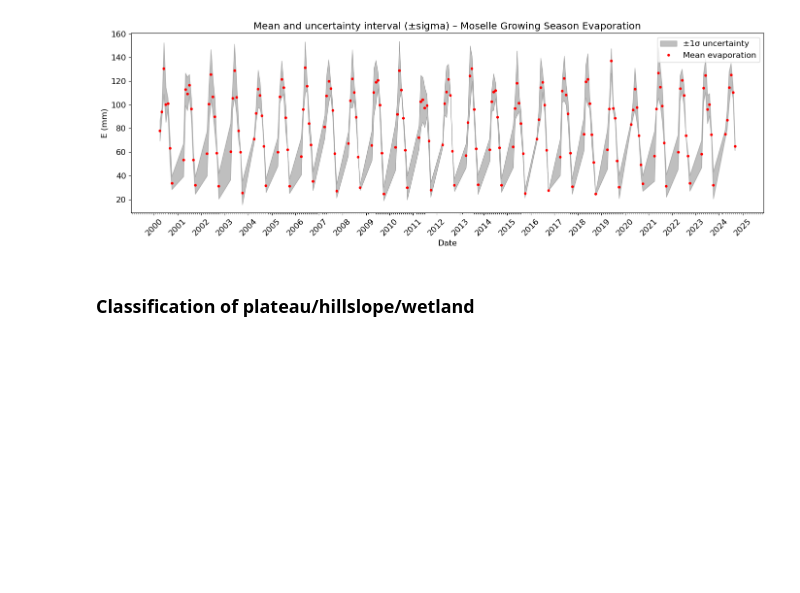
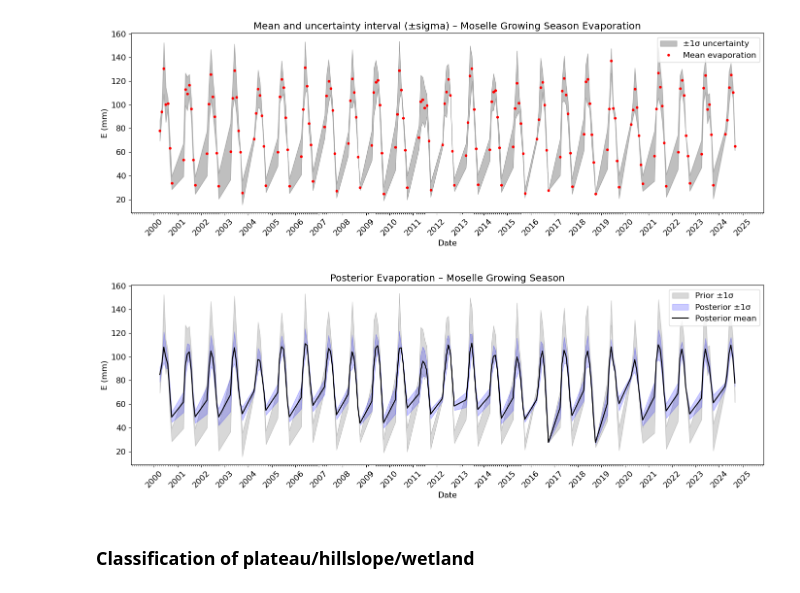
Before and after one commit to Doriswong35/teaching-materials, a Jupyter notebook: Main_project/MainProject.ipynb, the cells around one changed output. Saved outputs shown, nothing was run; the diff lists cells and outputs as text; code cells hidden in the pictures; blank space fills up the shorter version.

```diff
--- a/Main_project/MainProject.ipynb
+++ b/Main_project/MainProject.ipynb
@@ -249,6 +249,45 @@ plt.show()
 # %%
 # calculate means and perform uncertainty propagation for all
 # refer to Gerrit's notebook
+# %%
+# Extract arrays from merged_evap
+mE = merged_evap['mE'].to_numpy()
+vE = merged_evap['vE'].to_numpy()
+
+# Apply smoother (same function as before)
+mPostE, vPostE = smooth_precipitation(mE, vE)  # reuse same function, it works for any variable
+
+# Plot posterior evaporation
+fig, ax = plt.subplots(figsize=(14, 5))
+
+# Original uncertainty band
+ax.fill_between(merged_evap['datetime'],
+                mE - np.sqrt(vE),
+                mE + np.sqrt(vE),
+                color='grey', alpha=0.3, label='Prior ±1σ')
+
+# Smoothed posterior
+ax.fill_between(merged_evap['datetime'],
+                mPostE - np.sqrt(vPostE),
+                mPostE + np.sqrt(vPostE),
+                color='blue', alpha=0.2, label='Posterior ±1σ')
+
+ax.plot(merged_evap['datetime'], mPostE, 'k-', label='Posterior mean')
+#ax.plot(merged_evap['datetime'], merged_evap['monthly_ET'], 'r.', alpha=0.5, label='MODIS')
+#ax.plot(merged_evap['datetime'], merged_evap['monthly'], 'b.', alpha=0.5, label='ERA5')
+
+ax.xaxis.set_major_locator(mdates.YearLocator())
+ax.xaxis.set_major_formatter(mdates.DateFormatter('%Y'))
+ax.xaxis.set_minor_locator(mdates.MonthLocator())
+ax.set_xlabel('Date')
+ax.set_ylabel('E (mm)')
+ax.set_title('Posterior Evaporation – Moselle Growing Season')
+ax.legend()
+plt.xticks(rotation=45)
+plt.tight_layout()
+plt.show()
+# %% [output]
+[figure, added]
 # %% [markdown]
 ### Classification of plateau/hillslope/wetland
 # %%
```
Also changed, not shown: parts of 3 cells of this notebook, 1 other file.
